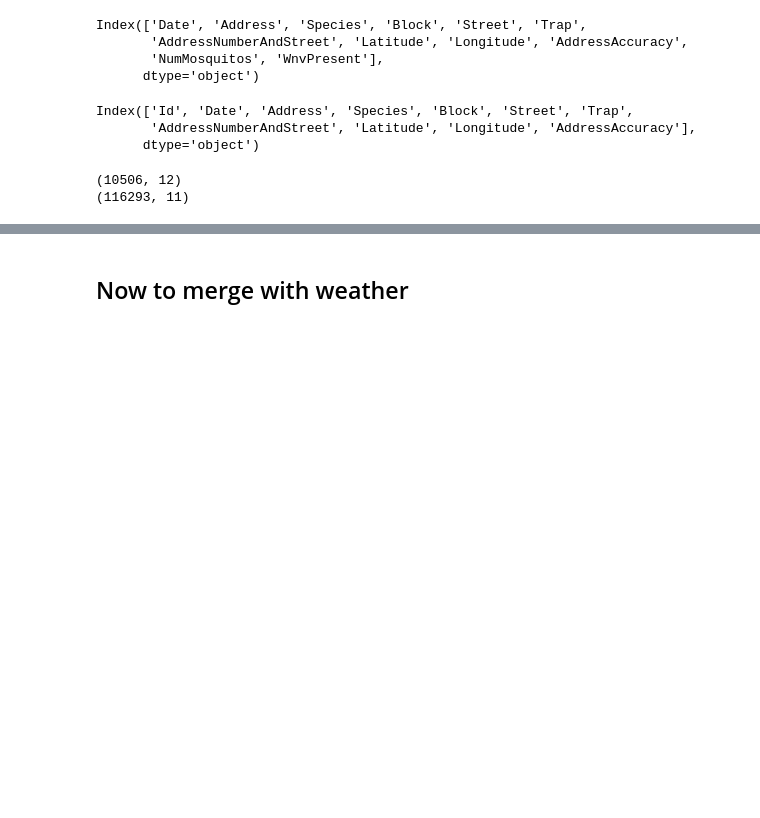
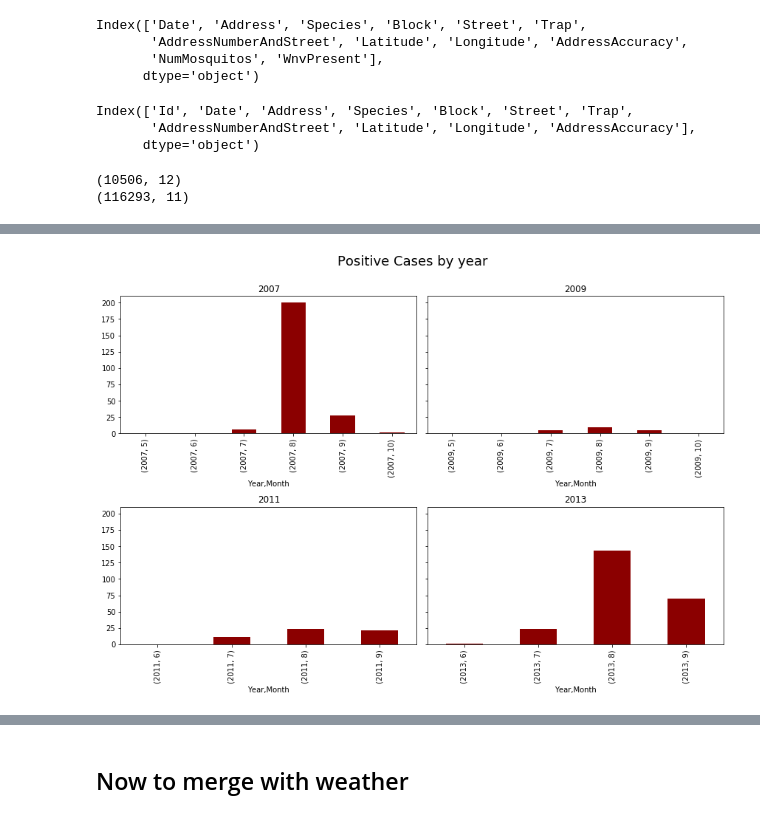
Before and after one commit to wilsonkwa/Project-4, a Jupyter notebook: codes/1.0 EDA.ipynb, the cells around one changed output, grey strips where cells are left out. Drawn from its saved outputs; the diff is of its cells as text; code cells hidden in the pictures; blank space fills up the shorter version.

```diff
--- a/codes/1.0 EDA.ipynb
+++ b/codes/1.0 EDA.ipynb
@@ -397,0 +462,12 @@ test = test.drop(['Id'], axis=1)
+# %%
+#positive WNV by year and month
+#similarly, more positive cases during summer period
+fig, ax = plt.subplots(nrows=2, ncols=2, figsize=(12,8),sharey=True)
+ax = ax.ravel()
+plt.suptitle('Positive Cases by year', fontsize=18, y=1.05)
+for i, y in enumerate(train_year):
+    train[train['Year']==y].groupby(['Year','Month']).WnvPresent.sum().plot(kind='bar', ax=ax[i],color='darkred')
+    ax[i].set_title(y)
+plt.tight_layout()
+# %% [output]
+[figure, added]
```
Also changed, not shown: parts of 34 cells of this notebook, 6 other files.
